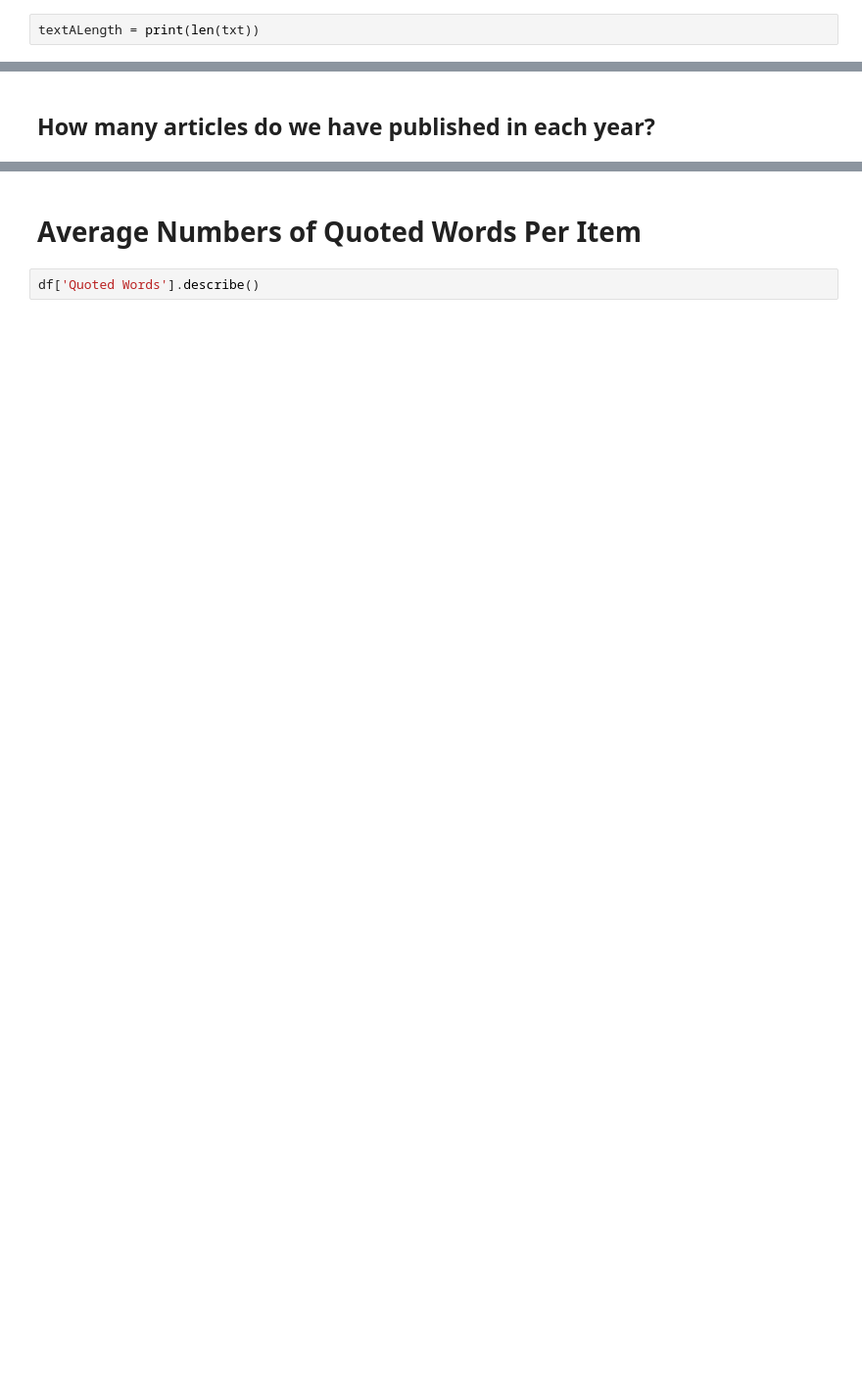
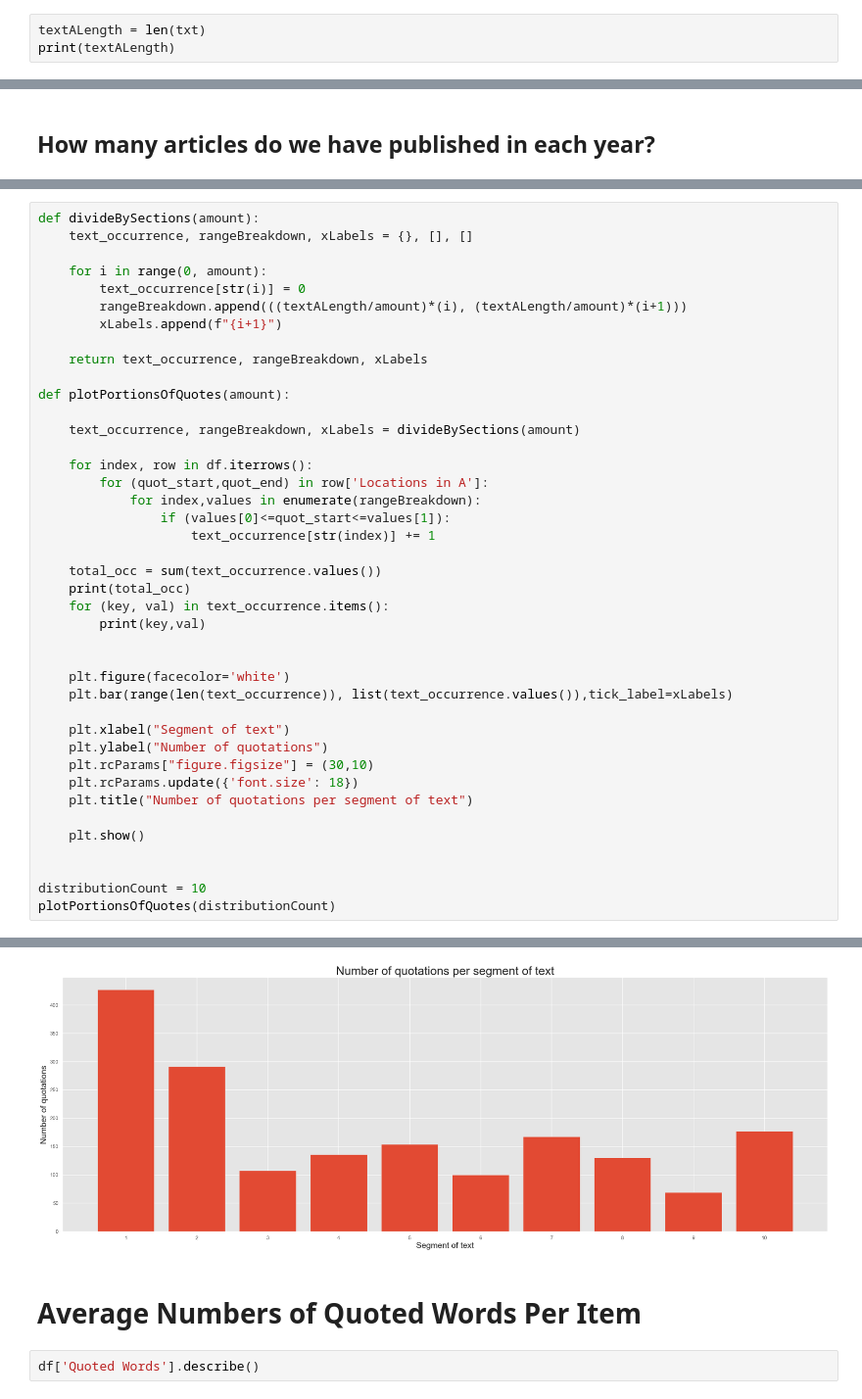
Before and after one commit to milanterlunen/quotation-detection, a Jupyter notebook: visualization/analysis_template.ipynb, the cells around one changed output, grey strips where cells are left out. Shown at 98% size. Drawn from its saved outputs; the diff is of its cells as text; blank space fills up the shorter version.

```diff
--- a/visualization/analysis_template.ipynb
+++ b/visualization/analysis_template.ipynb
@@ -118,7 +118,8 @@ inputText = f"{sourceDir}/{projectName}_plaintext.txt"
 with open(inputText) as f:
     txt = f.read()
 # %%
-textALength = print(len(txt))
+textALength = len(txt)
+print(textALength)
 # %% [output]
 359167
 # %%
@@ -170,0 +140,42 @@ len(df[df.title.apply(isGarbage)]) # How many garbage items?
+# %%
+def divideBySections(amount):
+    text_occurrence, rangeBreakdown, xLabels = {}, [], []
+
+    for i in range(0, amount):
+        text_occurrence[str(i)] = 0
+        rangeBreakdown.append(((textALength/amount)*(i), (textALength/amount)*(i+1)))
+        xLabels.append(f"{i+1}")
+
+    return text_occurrence, rangeBreakdown, xLabels
+
+def plotPortionsOfQuotes(amount):
+
+    text_occurrence, rangeBreakdown, xLabels = divideBySections(amount)
+
+    for index, row in df.iterrows():
+        for (quot_start,quot_end) in row['Locations in A']:
+            for index,values in enumerate(rangeBreakdown):
+                if (values[0]<=quot_start<=values[1]):
+                    text_occurrence[str(index)] += 1
+
+    total_occ = sum(text_occurrence.values())
+    print(total_occ)
+    for (key, val) in text_occurrence.items():
+        print(key,val)
+
+
+    plt.figure(facecolor='white')
+    plt.bar(range(len(text_occurrence)), list(text_occurrence.values()),tick_label=xLabels)
+
+    plt.xlabel("Segment of text")
+    plt.ylabel("Number of quotations")
+    plt.rcParams["figure.figsize"] = (30,10)
+    plt.rcParams.update({'font.size': 18})
+    plt.title("Number of quotations per segment of text")
+
+    plt.show()
+
+
+distributionCount = 10
+plotPortionsOfQuotes(distributionCount)
+# %% [output]
@@ -171,3 +193,4 @@ len(df[df.title.apply(isGarbage)]) # How many garbage items?
+[figure, added]
 # %% [markdown]
 # Average Numbers of Quoted Words Per Item
 # %%
```
Also changed, not shown: parts of 24 cells of this notebook, 2 other files.
